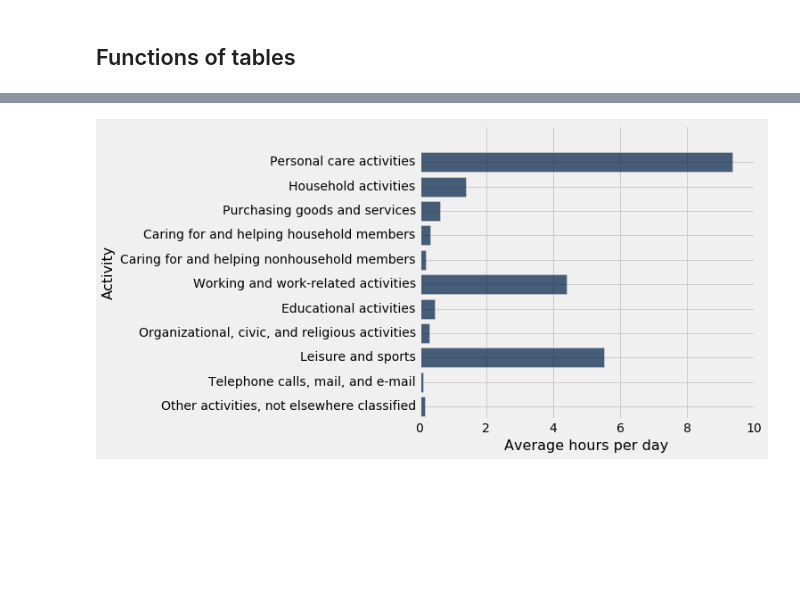
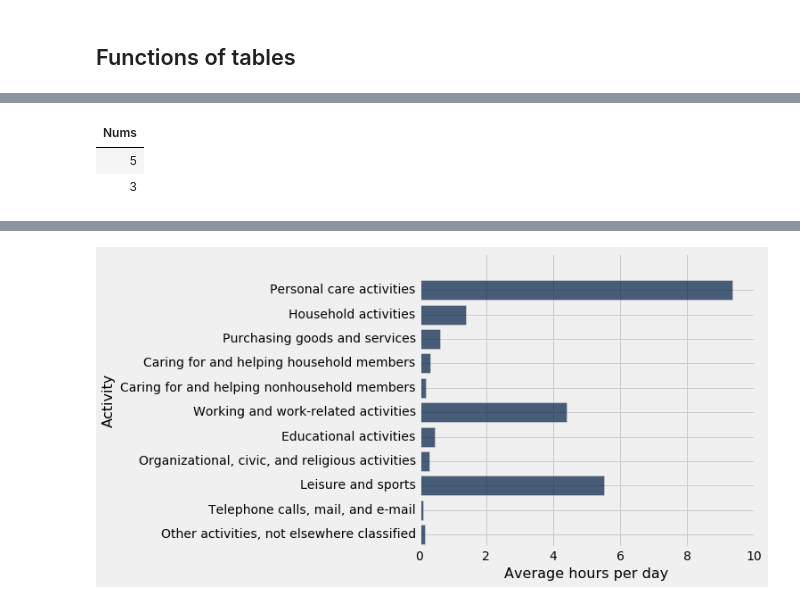
Before and after one commit to data-8r/course-assets, a Jupyter notebook: lectures/lecture14.ipynb, the cells around one changed output, grey strips where cells are left out. Drawn from its saved outputs; the diff is of its cells as text; code cells hidden in the pictures; blank space fills up the shorter version.

```diff
--- a/lectures/lecture14.ipynb
+++ b/lectures/lecture14.ipynb
@@ -75,0 +134,6 @@ def top_k(tbl, col, k):
+# %%
+top_k(t, "Nums", 2)
+# %% [output]
+| Nums |
+| 5 |
+| 3 |
```
Also changed, not shown: parts of 25 cells of this notebook.
